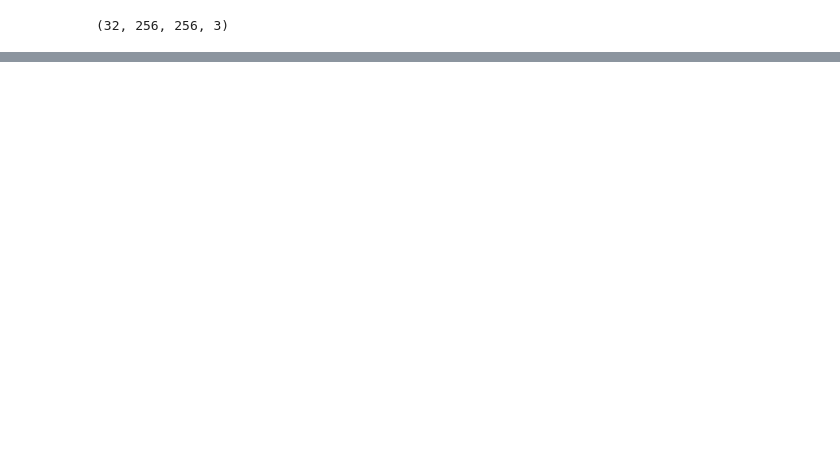
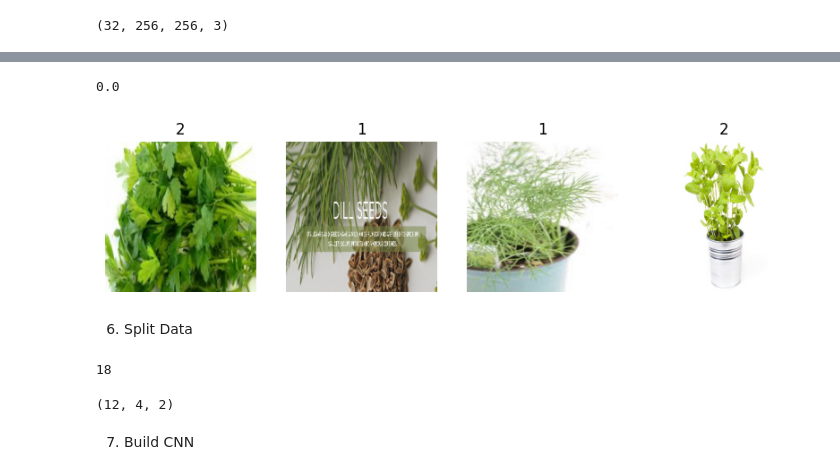
Before and after one commit to TudorPal/Plant-Recognition, a Jupyter notebook: Proiect_SRF.ipynb, the cells around one changed output, grey strips where cells are left out. Drawn from its saved outputs; the diff is of its cells as text; code cells hidden in the pictures; blank space fills up the shorter version.

Commit message:
model1 done + test

```diff
--- a/Proiect_SRF.ipynb
+++ b/Proiect_SRF.ipynb
@@ -164,0 +172,29 @@ plt.show()
+# %%
+data = data.map(lambda x, y: (x / 255, y)) # scaling the data
+scaled_iterator = data.as_numpy_iterator()
+# %%
+batch = scaled_iterator.next()
+batch[0].min()
+# %% [output]
+0.0
+# %%
+fig, ax = plt.subplots(ncols = 4, figsize=(10, 10))
+for idx, img in enumerate(batch[0][:4]):
+    ax[idx].imshow(img)
+    ax[idx].axis('off')
+    ax[idx].title.set_text(batch[1][idx])
+# %% [output]
+[figure, added]
+# %% [markdown]
+6. Split Data
+# %%
+len(data)
+# %% [output]
+18
+# %%
+train_size = int(0.7 * len(data))
+val_size = int(0.2 * len(data)) + 1
+test_size = int(0.1 * len(data)) + 1
+train_size, val_size, test_size
+# %% [output]
+(12, 4, 2)
@@ -164,0 +205,2 @@ plt.show()
+# %% [markdown]
+7. Build CNN
```
Also changed, not shown: parts of 34 cells of this notebook, 3 other files.
